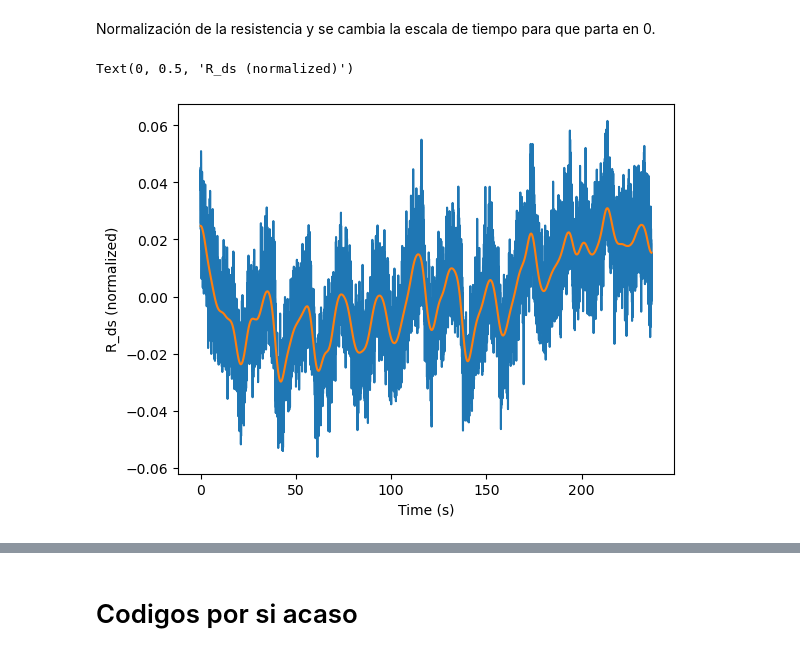
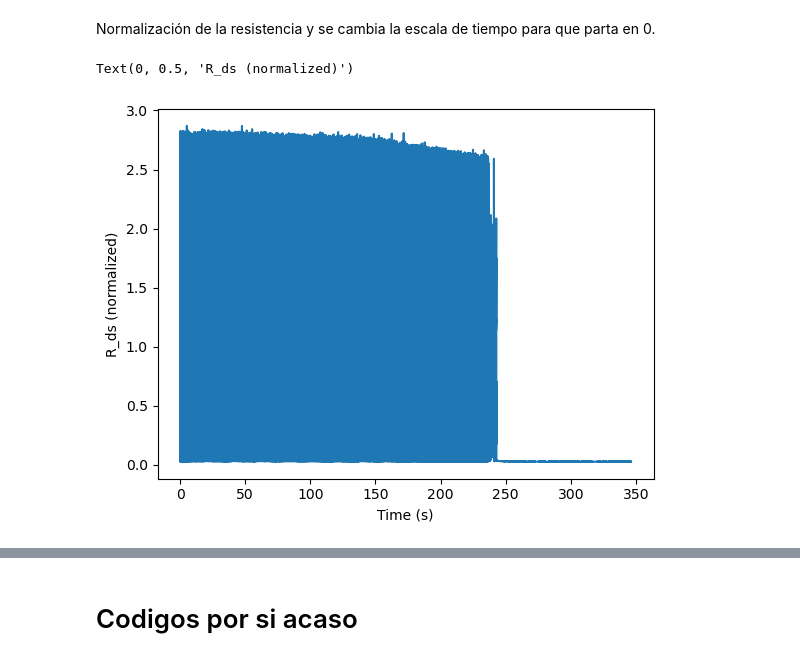
Before and after one commit to JoseUfre/Proyecto-Monitoreo-de-Condicion-2025-1, a Jupyter notebook: Test.ipynb, the cells around one changed output, grey strips where cells are left out. Saved outputs shown, nothing was run; the diff lists cells and outputs as text; code cells hidden in the pictures.

```diff
--- a/Test.ipynb
+++ b/Test.ipynb
@@ -29,6 +29,8 @@ import pandas as pd
 # %%
 efective_experiments = [36]
 drain_current = list()
+pwm_list = list()
+time_pwm = list()
 ds_voltage = list()
 ds_transient_voltage = list()
 ds_transient_current = list()
@@ -48,7 +50,14 @@ for experiment in efective_experiments:
     # Si el experimento termina en gateState == 1, el tiempo de cierre es infinito.
 
     pwm = measurement.pwmTempControllerState
+    init = True
     for i in range(len(pwm)):
+        if init:
+            t_init_pwm = datetime.strptime(pwm[i].time, '%m/%d/%Y %H:%M:%S.%f').timestamp()
+            init = False
+        time_pwm.append(datetime.strptime(pwm[i].time, '%m/%d/%Y %H:%M:%S.%f').timestamp()-t_init_pwm)
+        pwm_list.append(pwm[i].gateState)
+
         if pwm[i].gateState == 1:
             t_open = datetime.strptime(pwm[i].time, '%m/%d/%Y %H:%M:%S.%f').timestamp()
             try:
@@ -85,10 +94,10 @@ for experiment in efective_experiments:
 
 
         # Leer Temperatura
-    df = pd.DataFrame({'time': time[2200:], 'drain_current': drain_current[2200:], 'ds_voltage': ds_voltage[2200:] })
-    dfs = [df[(df["time"] >= start) & (df["time"] <= end)] for start, end in time_open]
-    filtered_df = pd.concat(dfs).sort_index()
-
+    df = pd.DataFrame({'time': time, 'drain_current': drain_current, 'ds_voltage': ds_voltage })
+    #dfs = [df[(df["time"] >= start) & (df["time"] <= end)] for start, end in time_open]
+    #filtered_df = pd.concat(dfs).sort_index()
+    filtered_df = df
 
 
     print(len(time))
@@ -106,27 +115,25 @@ Normalización de la resistencia y se cambia la escala de tiempo para que parta
 # %%
 filtered_df["R_ds"] = filtered_df["ds_voltage"] / filtered_df["drain_current"]
 R_init = filtered_df["R_ds"].iloc[0]
 R_mean = filtered_df["R_ds"].mean()
-
-
 time_init = filtered_df["time"].iloc[0]
 
 # Aqui se cambia la referencia del tiempo para que parta en 0.
 # Normalizo la resistencia según lo que encontré en google, pero debe estar malo.
 
 filtered_df["time"] = filtered_df["time"].apply(lambda x: (x - time_init)/60)
 filtered_df["R_ds"] = filtered_df["R_ds"].apply(lambda x: x - R_mean)
 filtered_df["R_ds"] = filtered_df["R_ds"].apply(lambda x: x/ R_mean)
 plt.plot(filtered_df["time"], filtered_df["R_ds"])
 
 
 # Apply gaussian filter to the data
 from scipy.ndimage import gaussian_filter1d
 
 filtered_df["R_ds"] = gaussian_filter1d(filtered_df["R_ds"], sigma=100)
-plt.plot(filtered_df["time"], filtered_df["R_ds"])
+plt.plot(filtered_df["time"], filtered_df["Rds"])
 plt.xlabel("Time (s)")
 plt.ylabel("R_ds (normalized)")
 # %% [output]
 Text(0, 0.5, 'R_ds (normalized)')
-[figure, old version]
+[figure, new version]
```
Also changed, not shown: parts of 7 cells of this notebook.
